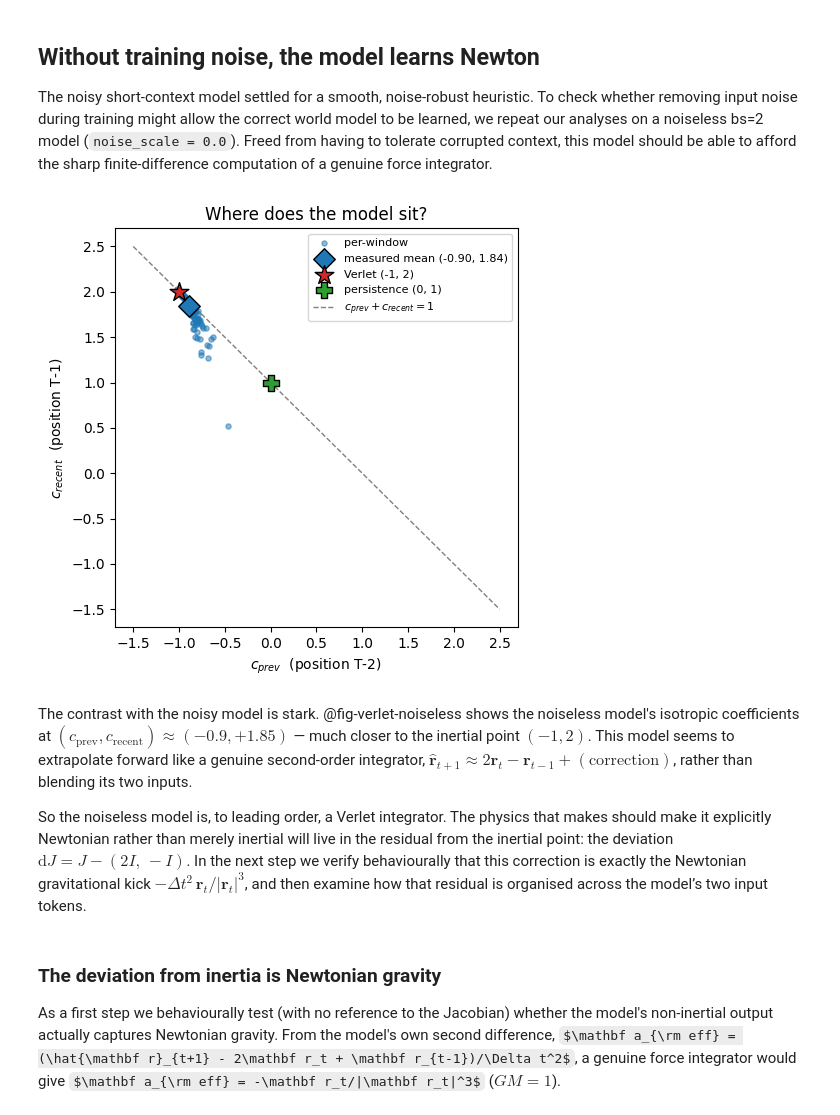
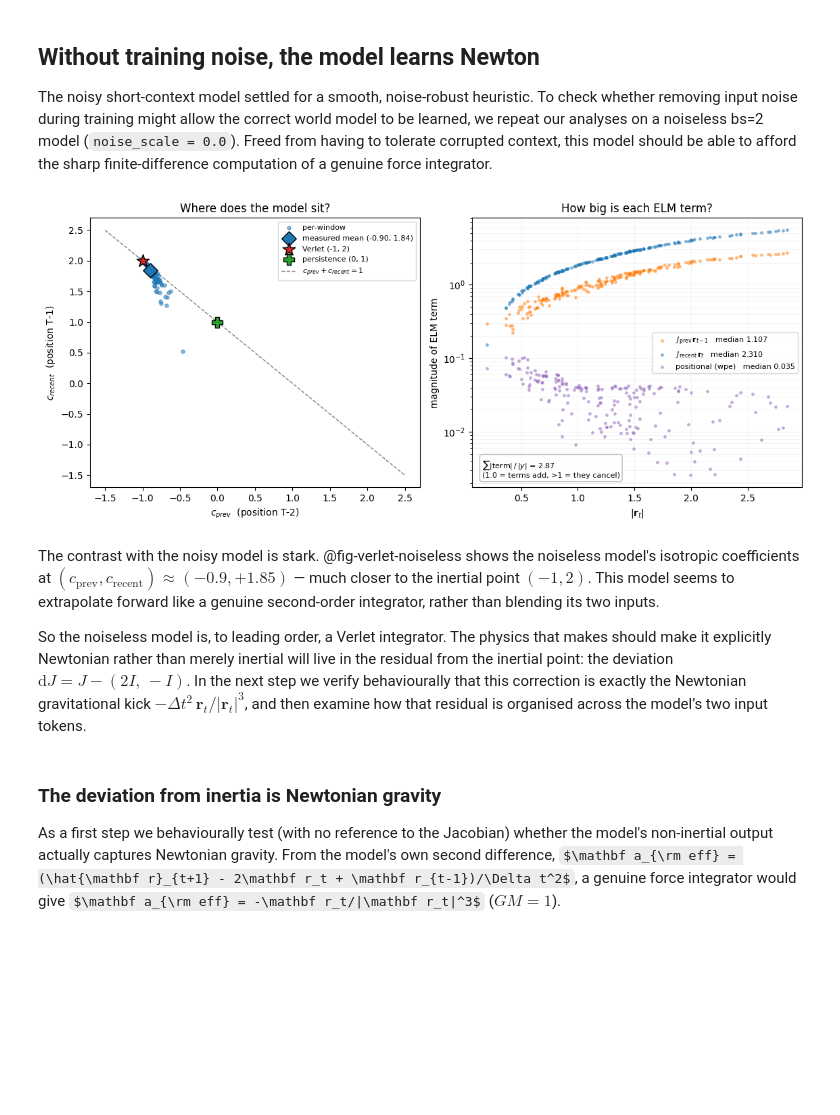
Before and after one commit to Arcadia-Science/world-model-orbits, a Jupyter notebook: index.ipynb, the cells around one changed output. Saved outputs shown, nothing was run; the diff lists cells and outputs as text; code cells hidden in the pictures; some formulas as TeX source; blank space fills up the shorter version.

```diff
--- a/index.ipynb
+++ b/index.ipynb
@@ -249,7 +249,10 @@ def load_split_trajectories(n, data_dir=DATA_DIR, offset=None):
 #| code-fold: true
 #| output: false
 # Per-token Jacobian blocks over N_WINDOWS real-orbit windows (slow; ~1-2 min).
-all_blocks, coeffs, recon_err_max = NT.collect(model, BLOCK_SIZE, N_WINDOWS, seed=SEED, offset=OFFSET)
+# collect_terms also returns the size of each term in the ELM sum (the two
+# content contributions and the positional one), used in the right-hand panel below.
+all_blocks, coeffs, content, positional, radius, recon_err_max = NT.collect_terms(
+    model, BLOCK_SIZE, N_WINDOWS, seed=SEED, offset=OFFSET)
 T = coeffs.shape[1]
 D = all_blocks.shape[-1]
 # %%
@@ -500,39 +513,47 @@ The noisy short-context model settled for a smooth, noise-robust heuristic. To c
 CKPT_BS2_NL = f'{CHECKPOINT_DIR}/model_block_size_{BLOCK_SIZE}_num_trajectories_{NUM_TRAJ}_noise_scale_0.0.pt'
 with contextlib.redirect_stdout(io.StringIO()):
     model_noiseless, _ = load_from_checkpoint(CKPT_BS2_NL, device='cpu'); model_noiseless.eval()
-    all_blocks, coeffs, recon_err_max = NT.collect(model_noiseless, BLOCK_SIZE, N_WINDOWS, seed=SEED, offset=OFFSET)
+    all_blocks, coeffs, content, positional, radius, recon_err_max = NT.collect_terms(
+        model_noiseless, BLOCK_SIZE, N_WINDOWS, seed=SEED, offset=OFFSET)
 T = coeffs.shape[1]; D = all_blocks.shape[-1]
 # %%
 #| label: fig-verlet-noiseless
-#| fig-cap: "Isotropic Jacobian coefficients of the noiseless bs=2 model in (c_prev, c_recent) space (c_s = tr(J_s)/D). Unlike the noisy model, the per-window points and their mean (~ -0.9, +1.85) sit essentially on the Verlet point (-1, 2) rather than the persistence line - the noiseless model extrapolates forward like a genuine second-order (Verlet) integrator instead of averaging its two inputs."
+#| fig-cap: "Left: isotropic Jacobian coefficients of the noiseless bs=2 model in (c_prev, c_recent) space (c_s = tr(J_s)/D). Unlike the noisy model, the per-window points and their mean (~ -0.9, +1.85) sit essentially on the inertial point (-1, 2) rather than the persistence line - the noiseless model extrapolates forward like a genuine second-order (Verlet) integrator instead of averaging its two inputs. Right: the size of every term in the ELM sum for the same windows (log scale). Here the two content terms are large and opposing - a prediction of magnitude ~1.24 built from terms of ~1.11 and ~2.31 (sum of magnitudes / |y| = 2.87) - the signature of extrapolation rather than averaging. The positional (wpe) term is 2.4% of the prediction; it is small against the inertial coefficients measured here, but not against the much smaller deviation-from-inertia examined later."
 #| code-fold: true
 positions = np.arange(T)
 c_mean, c_std = coeffs.mean(0), coeffs.std(0)
 
 target = np.zeros(T); target[T-1] = 2.0; target[T-2] = -1.0
 
-fig, ax = plt.subplots(figsize=(5, 5))
+fig, axes = plt.subplots(1, 2, figsize=(11.5, 5))
+ax = axes[0]
 
 c_prev, c_recent = coeffs[:, T-2], coeffs[:, T-1]
 ax.scatter(c_prev, c_recent, s=14, alpha=0.5, color='tab:blue', label='per-window', zorder=2)
 ax.scatter([c_prev.mean()], [c_recent.mean()], s=120, marker='D', color='tab:blue', edgecolor='k',
            label=f'measured mean ({c_prev.mean():.2f}, {c_recent.mean():.2f})', zorder=4)
 ax.scatter([-1], [2], s=200, marker='*', color='tab:red', edgecolor='k', label='Verlet (-1, 2)', zorder=5)
 ax.scatter([0], [1], s=120, marker='P', color='tab:green', edgecolor='k', label='persistence (0, 1)', zorder=4)
 lo = min(-1.5, float(c_prev.min())); hi = max(2.5, float(c_recent.max()))
 xs = np.linspace(lo, hi, 50)
 ax.plot(xs, 1 - xs, ls='--', color='gray', lw=1, label=r'$c_{prev}+c_{recent}=1$', zorder=1)
 ax.set_xlabel(r'$c_{prev}$  (position T-2)')
 ax.set_ylabel(r'$c_{recent}$  (position T-1)')
 ax.set_title('Where does the model sit?')
 ax.legend(fontsize=8, loc='best')
 
+# Right panel: how big is each term in the ELM sum?  The coefficient analysis on
+# the left uses the content Jacobians only, so show what the omitted positional
+# term is worth alongside them.
+NT.plot_term_magnitudes(axes[1], content, positional, radius)
+axes[1].set_title('How big is each ELM term?')
+
 fig.tight_layout()
 plt.show()
 # %% [output]
-[figure, old version]
+[figure, new version]
 # %% [markdown]
-The contrast with the noisy model is stark. @fig-verlet-noiseless shows the noiseless model's isotropic coefficients at $(c_{\text{prev}}, c_{\text{recent}}) \approx (-0.9, +1.85)$ — much closer to the inertial point $(-1, 2)$. This model seems to extrapolate forward like a genuine second-order integrator, $\hat{\mathbf r}_{t+1} \approx 2\mathbf r_t - \mathbf r_{t-1} + (\text{correction})$, rather than blending its two inputs.
+The contrast with the noisy model is stark. @fig-verlet-noiseless shows the noiseless model's isotropic coefficients at $(c_{\text{prev}}, c_{\text{recent}}) \approx (-0.9, +1.85)$ — much closer to the inertial point $(-1, 2)$. This model seems to extrapolate forward like a genuine second-order integrator, rather than blending its two inputs.
 
 So the noiseless model is, to leading order, a Verlet integrator. The physics that makes should make it explicitly Newtonian rather than merely inertial will live in the residual from the inertial point: the deviation $\mathrm{d}J = J - (2I,\,-I)$. In the next step we verify behaviourally that this  correction is exactly the Newtonian gravitational kick $-\Delta t^2\,\mathbf r_t/|\mathbf r_t|^3$, and then examine how that residual is organised across the model’s two input tokens.
 # %% [markdown]
```
Also changed, not shown: parts of 22 cells of this notebook, 4 other files.
